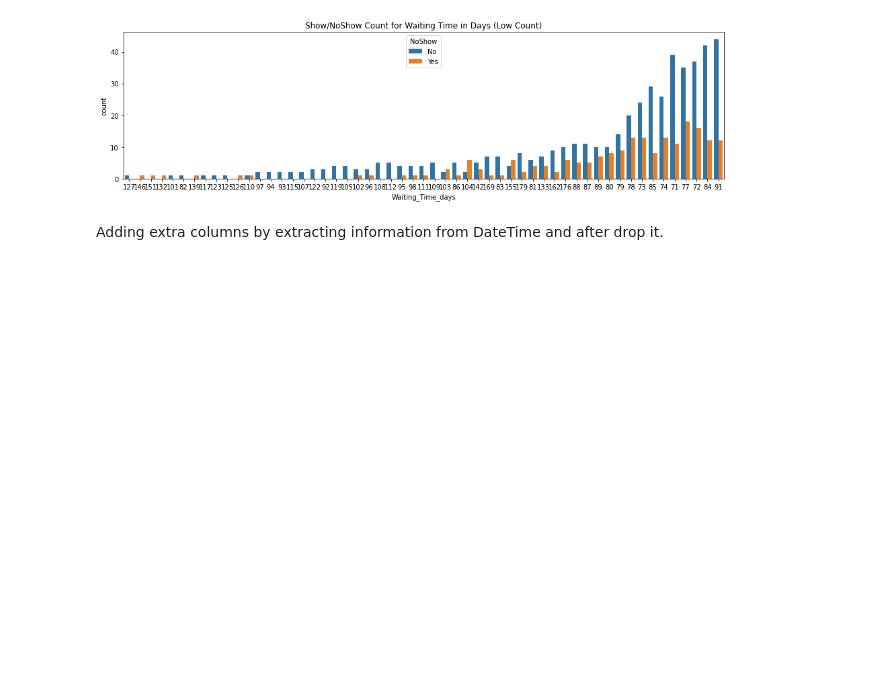
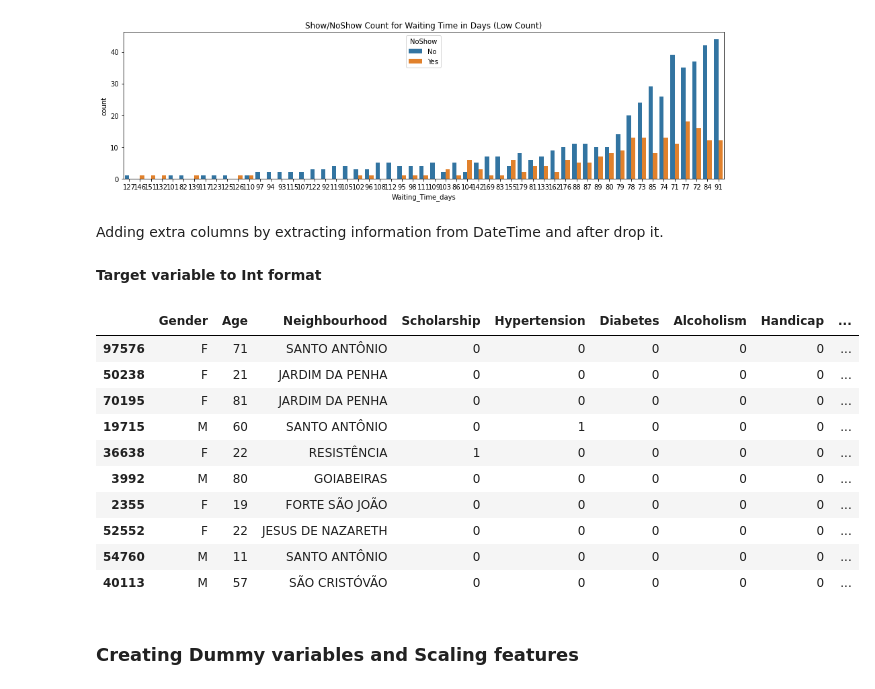
Before and after one commit to AdamHorvath12/Medical-Appointment-No-Shows, a Jupyter notebook: Medical_Appointment_No_Shows.ipynb, the cells around one changed output. Drawn from its saved outputs; the diff is of its cells as text; code cells hidden in the pictures; blank space fills up the shorter version.

```diff
--- a/Medical_Appointment_No_Shows.ipynb
+++ b/Medical_Appointment_No_Shows.ipynb
@@ -237,3 +248,5 @@ df['AppointmentDay_Y'] = df['AppointmentDay'].dt.year
 df['AppointmentDay_M'] = df['AppointmentDay'].dt.month
 df['AppointmentDay_D'] = df['AppointmentDay'].dt.day
 df.drop(['AppointmentDay'], axis=1, inplace=True)
+# %% [markdown]
+**Target variable to Int format**
@@ -239,0 +255,16 @@ df.drop(['AppointmentDay'], axis=1, inplace=True)
+# %%
+df.sample(10)
+# %% [output]
+|  | Gender | Age | Neighbourhood | Scholarship | Hypertension | Diabetes | Alcoholism | Handicap | ... |
+| 97576 | F | 71 | SANTO ANTÔNIO | 0 | 0 | 0 | 0 | 0 | ... |
+| 50238 | F | 21 | JARDIM DA PENHA | 0 | 0 | 0 | 0 | 0 | ... |
+| 70195 | F | 81 | JARDIM DA PENHA | 0 | 0 | 0 | 0 | 0 | ... |
+| 19715 | M | 60 | SANTO ANTÔNIO | 0 | 1 | 0 | 0 | 0 | ... |
+| 36638 | F | 22 | RESISTÊNCIA | 1 | 0 | 0 | 0 | 0 | ... |
+| 3992 | M | 80 | GOIABEIRAS | 0 | 0 | 0 | 0 | 0 | ... |
+| 2355 | F | 19 | FORTE SÃO JOÃO | 0 | 0 | 0 | 0 | 0 | ... |
+| 52552 | F | 22 | JESUS DE NAZARETH | 0 | 0 | 0 | 0 | 0 | ... |
+| 54760 | M | 11 | SANTO ANTÔNIO | 0 | 0 | 0 | 0 | 0 | ... |
+| 40113 | M | 57 | SÃO CRISTÓVÃO | 0 | 0 | 0 | 0 | 0 | ... |
+# %% [markdown]
+### Creating Dummy variables and Scaling features
```
Also changed, not shown: parts of 24 cells of this notebook.
